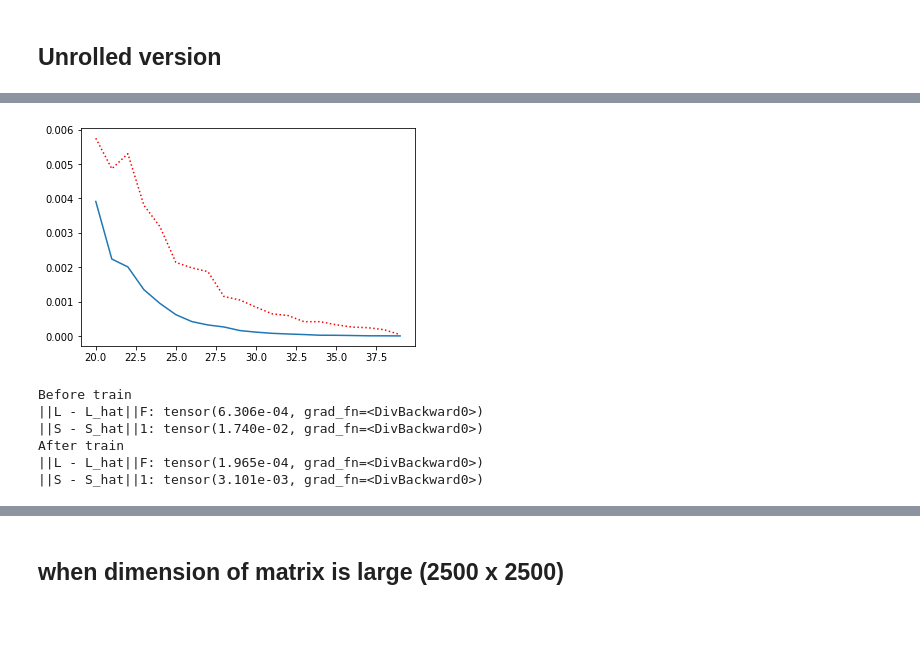
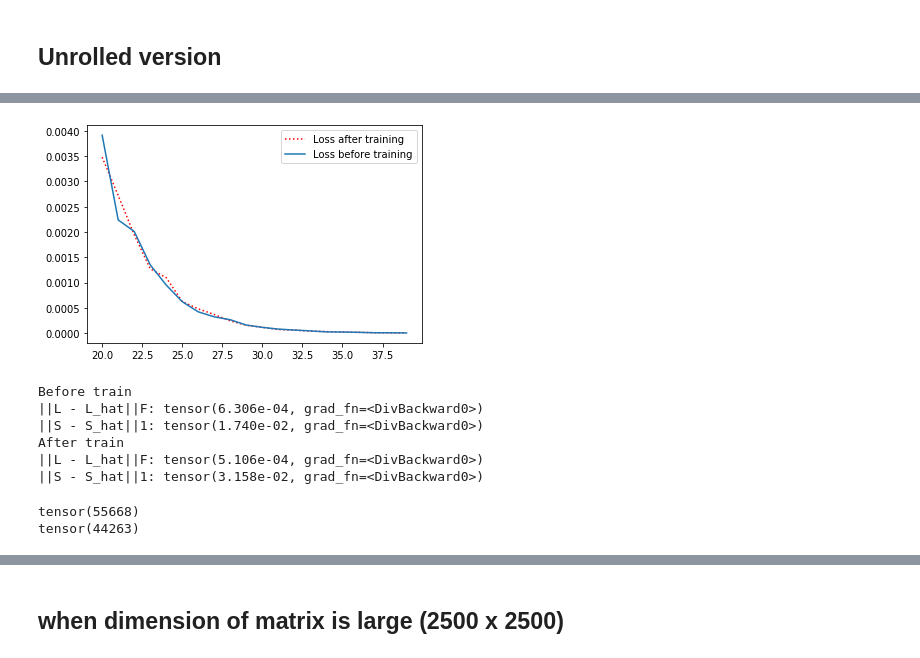
Before and after one commit to elitanzc/FYP, a Jupyter notebook: Learned_IRCUR.ipynb, the cells around one changed output, grey strips where cells are left out. Drawn from its saved outputs; the diff is of its cells as text; code cells hidden in the pictures; blank space fills up the shorter version.

```diff
--- a/Learned_IRCUR.ipynb
+++ b/Learned_IRCUR.ipynb
@@ -34,21 +27,2 @@ alpha = 0.3
-# %%
-## Code to generate data for RPCA problem. References:
-## https://github.com/caesarcai/LRPCA/blob/main/synthetic_data_exp/training_codes.py
-## https://github.com/caesarcai/AccAltProj_for_RPCA/blob/master/test_AccAltProj.m
-
-def generate_problem(r,d1,d2,alpha, c):
-    U0_t 		= torch.randn(d1,r)
-    V0_t 		= torch.randn(d2,r)
-    L0_t 		= U0_t @ V0_t.t()
-    idx 		= torch.randperm(d1*d2)
-    idx 		= idx[:math.floor(alpha * d1*d2)]
-    s_range		= c * torch.mean(torch.abs(L0_t))
-    S0_tmp 		= torch.rand(d1 * d2)
-    S0_tmp 		= s_range * (2.0 * S0_tmp - 1.0)
-    S0_t        = torch.zeros(d1 * d2)
-    S0_t[idx]   = S0_tmp[idx]
-    S0_t        = S0_t.reshape((d1,d2))
-    Y0_t        = L0_t + S0_t
-    return L0_t, S0_t, Y0_t
 # %% [markdown]
 ## Classical
@@ -112,3 +29,16 @@ L_true, S_true, M_true = generate_problem(r, d1, d2, alpha, c=1)
+# %%
+np.random.seed(0)
+torch.manual_seed(0)
+
+## ======================== Parameters ========================
+d1 = 2500                   # num. of rows
+d2 = 2500                   # num. of columns
+max_iter = 40              # num. of layers trained
+r = 5
+alpha = 0.3
+
+## ======================== generate data ========================
+L_true, S_true, M_true = generate_problem(r, d1, d2, alpha, c=1)
 # %%
 ## start with M_true, assuming known rank
 ## error tolerance = 1e-6, gamma = 0.7, sampling constant = 3, max_iter = 100
@@ -249,5 +156,5 @@ L_true, S_true, M_true = generate_problem(r, d1, d2, alpha_true, c_true)
 # %%
-net = LearnedIRCUR(max_iter, gamma=torch.tensor(0.7))
+net = LearnedIRCUR(max_iter)
 L_bftrain, S_bftrain, err_bftrain = net(M_true, r, con=3) # assumes knowledge of rank
-lossbftrain=np.array(net.loss.detach().numpy())
-print(lossbftrain[-1])
+lossbftrain=np.array(net.loss)
+params_bftrain = [x.clone().detach().numpy() for x in list(net.parameters())]
@@ -296,21 +192,28 @@ Finished Training
 # %%
 L_hat, S_hat, err = net(M_true, r, con=3)
-plt.plot(range(max_iter)[20:],net.loss.detach().numpy()[20:],'r:',label='Loss after training')
+plt.plot(range(max_iter)[20:],np.array(net.loss)[20:],'r:',label='Loss after training')
 plt.plot(range(max_iter)[20:],lossbftrain[20:],label='Loss before training')
+plt.legend()
 plt.show()
 print("Before train")
 print("||L - L_hat||F:", torch.linalg.norm(L_true - L_bftrain)/ torch.linalg.norm(L_true))
 print("||S - S_hat||1:", torch.linalg.norm(S_true - S_bftrain, 1)/ torch.linalg.norm(S_true, 1))
 print("After train")
 print("||L - L_hat||F:", torch.linalg.norm(L_true - L_hat)/ torch.linalg.norm(L_true))
 print("||S - S_hat||1:", torch.linalg.norm(S_true - S_hat, 1)/ torch.linalg.norm(S_true, 1))
 # %% [output]
-[figure, old version]
+[figure, new version]
 Before train
 ||L - L_hat||F: tensor(6.306e-04, grad_fn=<DivBackward0>)
 ||S - S_hat||1: tensor(1.740e-02, grad_fn=<DivBackward0>)
 After train
-||L - L_hat||F: tensor(1.965e-04, grad_fn=<DivBackward0>)
-||S - S_hat||1: tensor(3.101e-03, grad_fn=<DivBackward0>)
+||L - L_hat||F: tensor(5.106e-04, grad_fn=<DivBackward0>)
+||S - S_hat||1: tensor(3.158e-02, grad_fn=<DivBackward0>)
+# %%
+print(torch.count_nonzero(S_true - S_bftrain))
+print(torch.count_nonzero(S_true - S_hat))
+# %% [output]
+tensor(55668)
+tensor(44263)
 # %%
 print("Before train: ", lossbftrain[-1])
```
Also changed, not shown: parts of 17 cells of this notebook, 2 other files.
